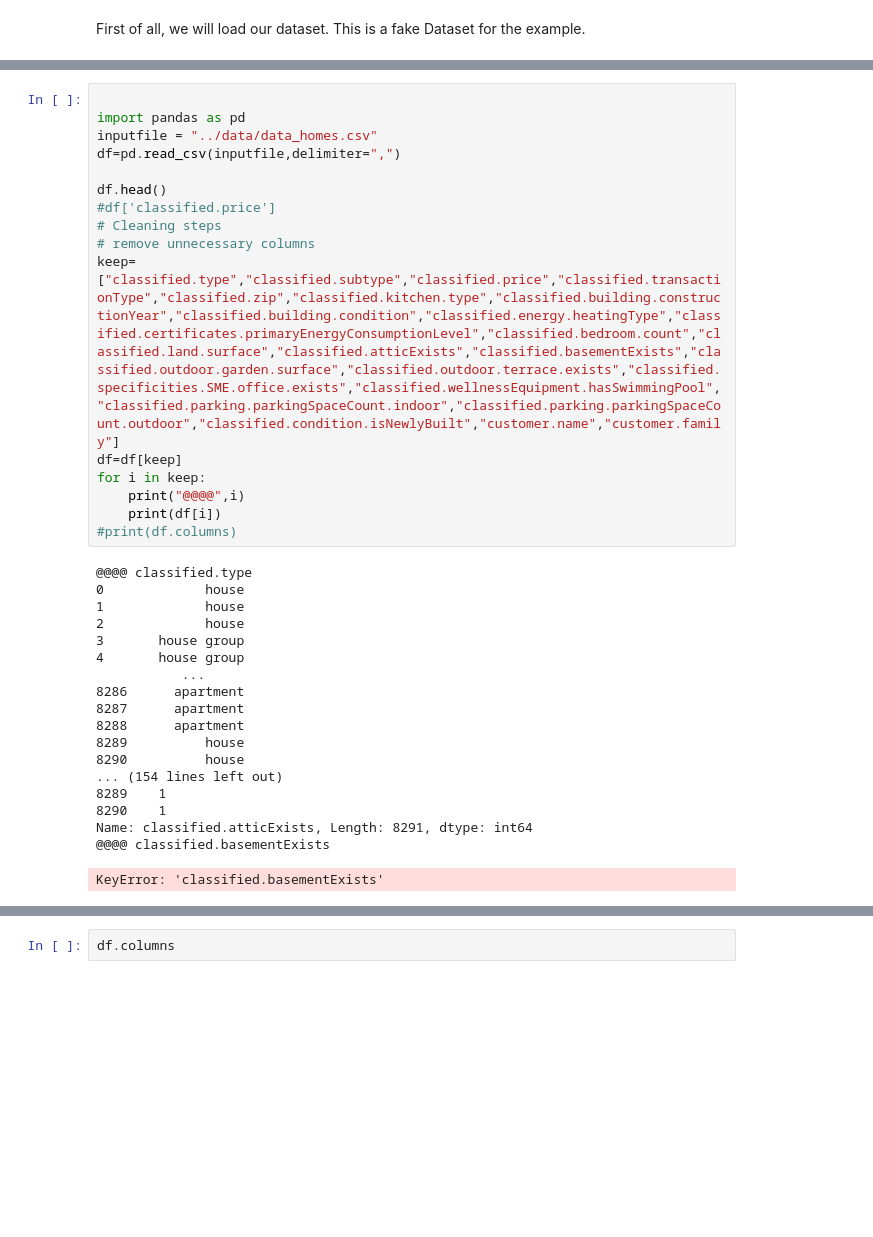
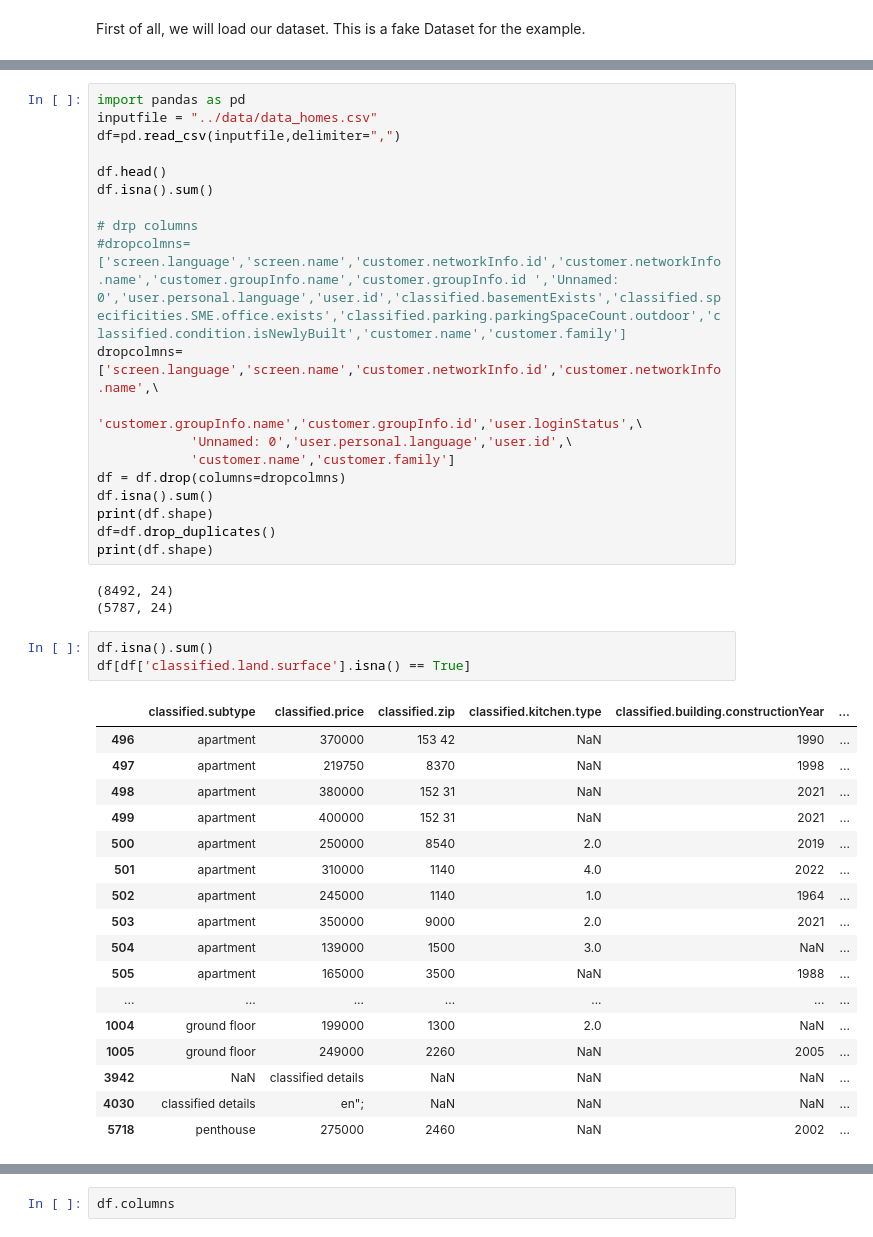
Before and after one commit to mohammedbouazzaoui/Machine-learning-deployment_project, a Jupyter notebook: jupyter/testing.ipynb, the cells around one changed output, grey strips where cells are left out. Cells and saved outputs as stored; diff of their text form; blank space fills up the shorter version.

```diff
--- a/jupyter/testing.ipynb
+++ b/jupyter/testing.ipynb
@@ -14,35 +10,43 @@ SyntaxError: invalid syntax (series.py, line 1051)
-# %%
-
-import pandas as pd
-inputfile = "../data/data_homes.csv"
-df=pd.read_csv(inputfile,delimiter=",")
-
-df.head()
-#df['classified.price']
-# Cleaning steps
-# remove unnecessary columns
-keep= ["classified.type","classified.subtype","classified.price","classified.transactionType","classified.zip","classified.kitchen.type","classified.building.constructionYear","classified.building.condition","classified.energy.heatingType","classified.certificates.primaryEnergyConsumptionLevel","classified.bedroom.count","classified.land.surface","classified.atticExists","classified.basementExists","classified.outdoor.garden.surface","classified.outdoor.terrace.exists","classified.specificities.SME.office.exists","classified.wellnessEquipment.hasSwimmingPool","classified.parking.parkingSpaceCount.indoor","classified.parking.parkingSpaceCount.outdoor","classified.condition.isNewlyBuilt","customer.name","customer.family"]
-df=df[keep]
-for i in keep:
-    print("@@@@",i)
-    print(df[i])
-#print(df.columns)
-# %% [output]
-@@@@ classified.type
-0             house
-1             house
-2             house
-3       house group
-4       house group
-           ...
-8286      apartment
-8287      apartment
-8288      apartment
-8289          house
-8290          house
-... (154 lines left out)
-8289    1
-8290    1
-Name: classified.atticExists, Length: 8291, dtype: int64
-@@@@ classified.basementExists
-KeyError: 'classified.basementExists'
+# %%
+import pandas as pd
+inputfile = "../data/data_homes.csv"
+df=pd.read_csv(inputfile,delimiter=",")
+
+df.head()
+df.isna().sum()
+
+# drp columns
+#dropcolmns=['screen.language','screen.name','customer.networkInfo.id','customer.networkInfo.name','customer.groupInfo.name','customer.groupInfo.id ','Unnamed: 0','user.personal.language','user.id','classified.basementExists','classified.specificities.SME.office.exists','classified.parking.parkingSpaceCount.outdoor','classified.condition.isNewlyBuilt','customer.name','customer.family']
+dropcolmns=['screen.language','screen.name','customer.networkInfo.id','customer.networkInfo.name',\
+            'customer.groupInfo.name','customer.groupInfo.id','user.loginStatus',\
+            'Unnamed: 0','user.personal.language','user.id',\
+            'customer.name','customer.family']
+df = df.drop(columns=dropcolmns)
+df.isna().sum()
+print(df.shape)
+df=df.drop_duplicates()
+print(df.shape)
+# %% [output]
+(8492, 24)
+(5787, 24)
+# %%
+df.isna().sum()
+df[df['classified.land.surface'].isna() == True]
+# %% [output]
+|  | classified.subtype | classified.price | classified.zip | classified.kitchen.type | classified.building.constructionYear | ... |
+| 496 | apartment | 370000 | 153 42 | NaN | 1990 | ... |
+| 497 | apartment | 219750 | 8370 | NaN | 1998 | ... |
+| 498 | apartment | 380000 | 152 31 | NaN | 2021 | ... |
+| 499 | apartment | 400000 | 152 31 | NaN | 2021 | ... |
+| 500 | apartment | 250000 | 8540 | 2.0 | 2019 | ... |
+| 501 | apartment | 310000 | 1140 | 4.0 | 2022 | ... |
+| 502 | apartment | 245000 | 1140 | 1.0 | 1964 | ... |
+| 503 | apartment | 350000 | 9000 | 2.0 | 2021 | ... |
+| 504 | apartment | 139000 | 1500 | 3.0 | NaN | ... |
+| 505 | apartment | 165000 | 3500 | NaN | 1988 | ... |
+| ... | ... | ... | ... | ... | ... | ... |
+| 1004 | ground floor | 199000 | 1300 | 2.0 | NaN | ... |
+| 1005 | ground floor | 249000 | 2260 | NaN | 2005 | ... |
+| 3942 | NaN | classified details | NaN | NaN | NaN | ... |
+| 4030 | classified details | en"; | NaN | NaN | NaN | ... |
+| 5718 | penthouse | 275000 | 2460 | NaN | 2002 | ... |
```
Also changed, not shown: parts of 8 cells of this notebook, 12 other files.
